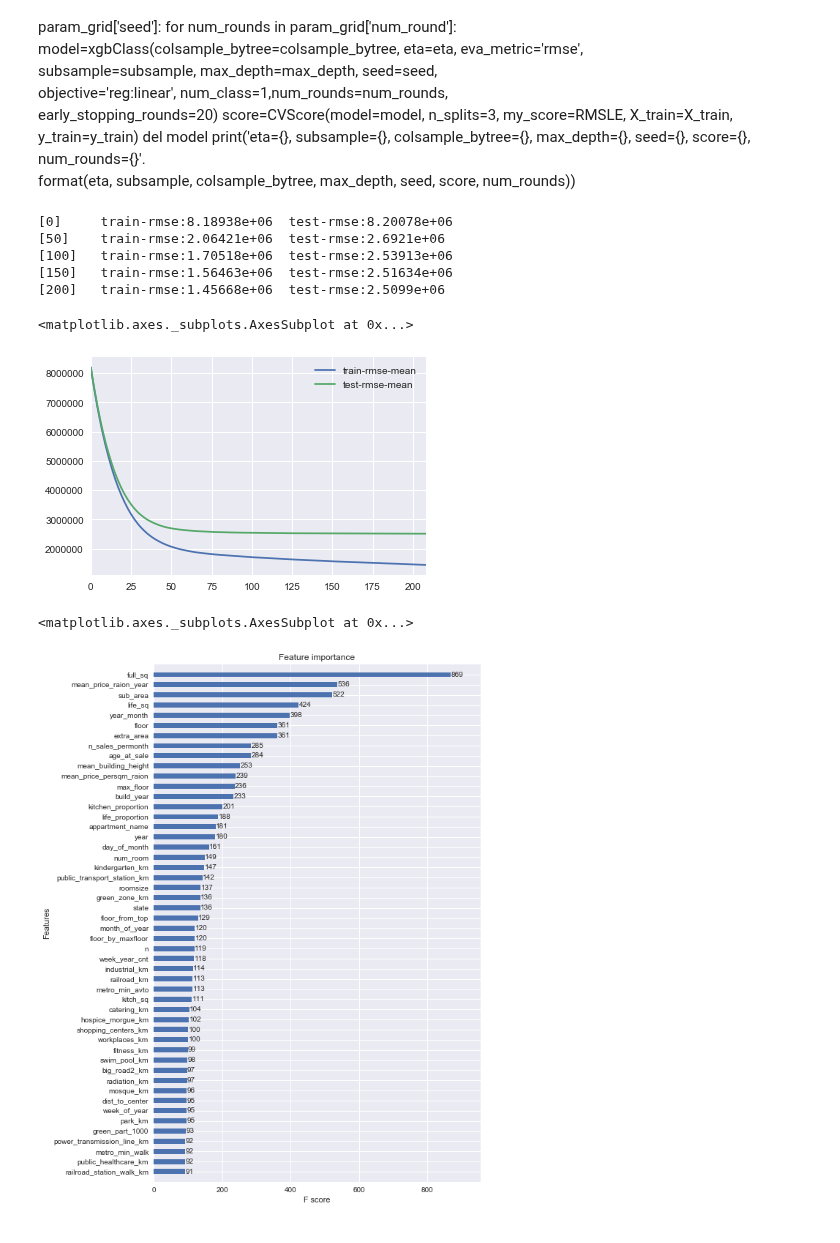
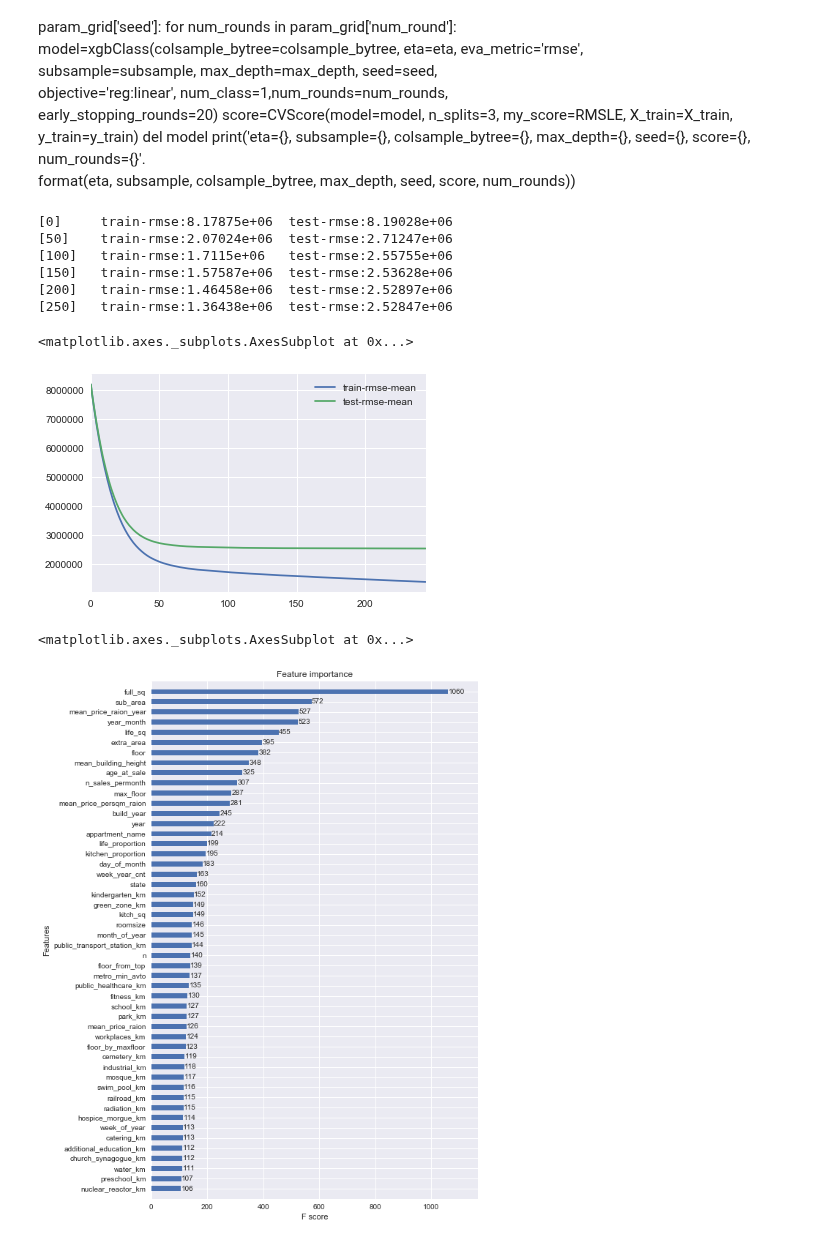
Before and after one commit to JCreeks/SyberbankHousingPrice, a Jupyter notebook: Initial_XGB_2_Additional_Features.ipynb, the cells around one changed output. Drawn from its saved outputs; the diff is of its cells as text; code cells hidden in the pictures.

```diff
--- a/Initial_XGB_2_Additional_Features.ipynb
+++ b/Initial_XGB_2_Additional_Features.ipynb
@@ -330,7 +330,7 @@ xgb_params = {
     'silent': 1,
     'booster' :'gbtree',
     'tuneLength': 3,
-    'seed': 5
+    'seed': 123
 }
 num_rounds=400
 
@@ -352,4 +352,6 @@ RMSLE_(y_val,y_val_pred)
 #'silent': 1,'booster' :'gbtree','tuneLength': 3,'seed': 123, 0.44795306064489548
 # 'eta': 0.05, 'max_depth': 7,'subsample': 0.7,'colsample_bytree': 0.7,'objective': 'reg:linear','eval_metric': 'rmse',
 #'silent': 1,'booster' :'gbtree','tuneLength': 3,'seed': 5, 0.43906751173727021
+# 'eta': 0.05, 'max_depth': 7,'subsample': 0.7,'colsample_bytree': 0.7,'objective': 'reg:linear','eval_metric': 'rmse',
+#'silent': 1,'booster' :'gbtree','tuneLength': 3,'seed': 123, 0.43867312921244639
 # %% [output]
@@ -412,31 +418,32 @@ for eta in param_grid['eta']:
 # %%
 xgb_params = {
     'eta': 0.05,
     'max_depth': 7,
     'subsample': 0.7,
     'colsample_bytree': 0.7,
     'objective': 'reg:linear',
     'eval_metric': 'rmse',
     'silent': 1,
     'booster' :'gbtree',
     'tuneLength': 3,
-    'seed': 5
+    'seed': 123
 }
 
 dtrain = xgb.DMatrix(X_train, y_train)
 dtest = xgb.DMatrix(X_test)
 
 cv_output = xgb.cv(xgb_params, dtrain, num_boost_round=1000, early_stopping_rounds=20,
     verbose_eval=50, show_stdv=False)
 cv_output[['train-rmse-mean', 'test-rmse-mean']].plot()
 # %% [output]
-[0]     train-rmse:8.18938e+06  test-rmse:8.20078e+06
-[50]    train-rmse:2.06421e+06  test-rmse:2.6921e+06
-[100]   train-rmse:1.70518e+06  test-rmse:2.53913e+06
-[150]   train-rmse:1.56463e+06  test-rmse:2.51634e+06
-[200]   train-rmse:1.45668e+06  test-rmse:2.5099e+06
+[0]     train-rmse:8.17875e+06  test-rmse:8.19028e+06
+[50]    train-rmse:2.07024e+06  test-rmse:2.71247e+06
+[100]   train-rmse:1.7115e+06   test-rmse:2.55755e+06
+[150]   train-rmse:1.57587e+06  test-rmse:2.53628e+06
+[200]   train-rmse:1.46458e+06  test-rmse:2.52897e+06
+[250]   train-rmse:1.36438e+06  test-rmse:2.52847e+06
 <matplotlib.axes._subplots.AxesSubplot at 0x...>
-[figure, old version]
+[figure, new version]
 # %%
 num_boost_rounds = len(cv_output)
 model = xgb.train(dict(xgb_params, silent=0), dtrain, num_boost_round=num_boost_rounds)
@@ -452,5 +459,5 @@ fig, ax = plt.subplots(1, 1, figsize=(8, 13))
 xgb.plot_importance(model, max_num_features=50, height=0.5, ax=ax)
 # %% [output]
 <matplotlib.axes._subplots.AxesSubplot at 0x...>
-[figure, old version]
+[figure, new version]
 # %%
```
Also changed, not shown: parts of 3 cells of this notebook, 1 other file.
